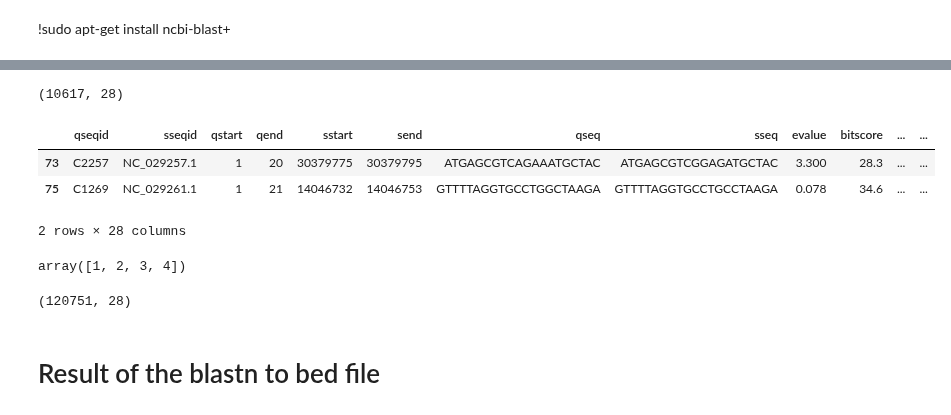
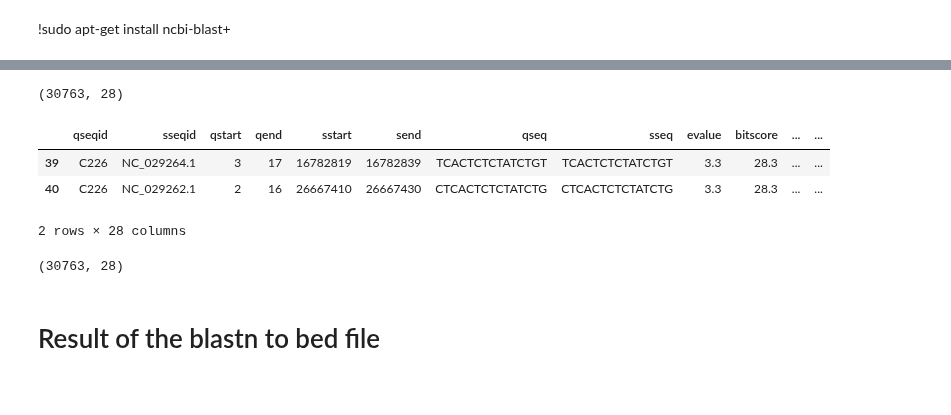
Before and after one commit to Ilia-Abolhasani/amir-p3, a Jupyter notebook: dataset_generation_negative.ipynb, the cells around one changed output, grey strips where cells are left out. Drawn from its saved outputs; the diff is of its cells as text; code cells hidden in the pictures.

Commit message:
negative value changed from permutation to threshold base

```diff
--- a/dataset_generation_negative.ipynb
+++ b/dataset_generation_negative.ipynb
@@ -447,21 +389,17 @@ def blastn_adjust(row):
 
 df_blastn = df_blastn.apply(lambda row: blastn_adjust(row), axis=1)
 # %%
-threshold = 3
+threshold = 6
 df_blastn['Nonconformity'] = df_blastn['qlen'] - (abs(df_blastn['qend'] - df_blastn['qstart']) + 1) + df_blastn['gaps'] + df_blastn['mismatch']
-df_blastn = df_blastn[df_blastn['Nonconformity'] <= threshold]
+df_blastn = df_blastn[df_blastn['Nonconformity'] >= threshold]
 print(df_blastn.shape)
 df_blastn.head(2)
 # %% [output]
-(10617, 28)
+(30763, 28)
 |  | qseqid | sseqid | qstart | qend | sstart | send | qseq | sseq | evalue | bitscore | ... | ... |
-| 73 | C2257 | NC_029257.1 | 1 | 20 | 30379775 | 30379795 | ATGAGCGTCAGAAATGCTAC | ATGAGCGTCGGAGATGCTAC | 3.300 | 28.3 | ... | ... |
-| 75 | C1269 | NC_029261.1 | 1 | 21 | 14046732 | 14046753 | GTTTTAGGTGCCTGGCTAAGA | GTTTTAGGTGCCTGCCTAAGA | 0.078 | 34.6 | ... | ... |
+| 39 | C226 | NC_029264.1 | 3 | 17 | 16782819 | 16782839 | TCACTCTCTATCTGT | TCACTCTCTATCTGT | 3.3 | 28.3 | ... | ... |
+| 40 | C226 | NC_029262.1 | 2 | 16 | 26667410 | 26667430 | CTCACTCTCTATCTG | CTCACTCTCTATCTG | 3.3 | 28.3 | ... | ... |
 2 rows × 28 columns
-# %%
-df_blastn['qstart'].unique()
-# %% [output]
-array([1, 2, 3, 4])
 # %%
 # remore redundancy and hold best one base of Nonconformity value
 df_blastn = df_blastn.sort_values(["Nonconformity", "evalue"], ascending = (True, True))
@@ -469,7 +407,7 @@ df_blastn = df_blastn.drop_duplicates(subset=['sseqid','sstart', 'qseqid', 'send
 df_blastn.to_csv(f'./{temp_path}/filtered_out_blastn.csv')
 print(df_blastn.shape)
 # %% [output]
-(120751, 28)
+(30763, 28)
 # %% [markdown]
 # Result of the blastn to bed file
 # %%
```
Also changed, not shown: parts of 21 cells of this notebook.
